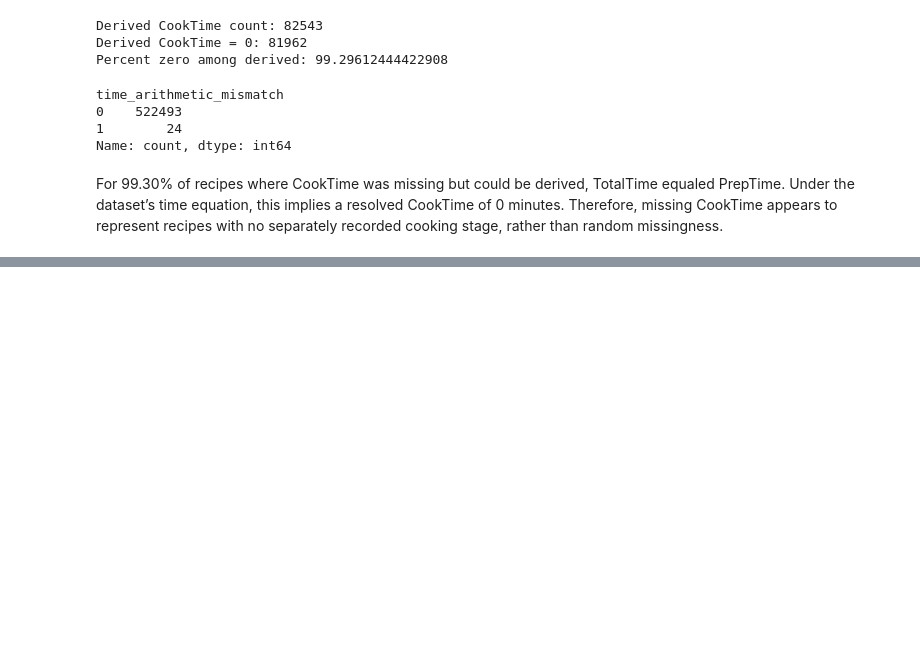
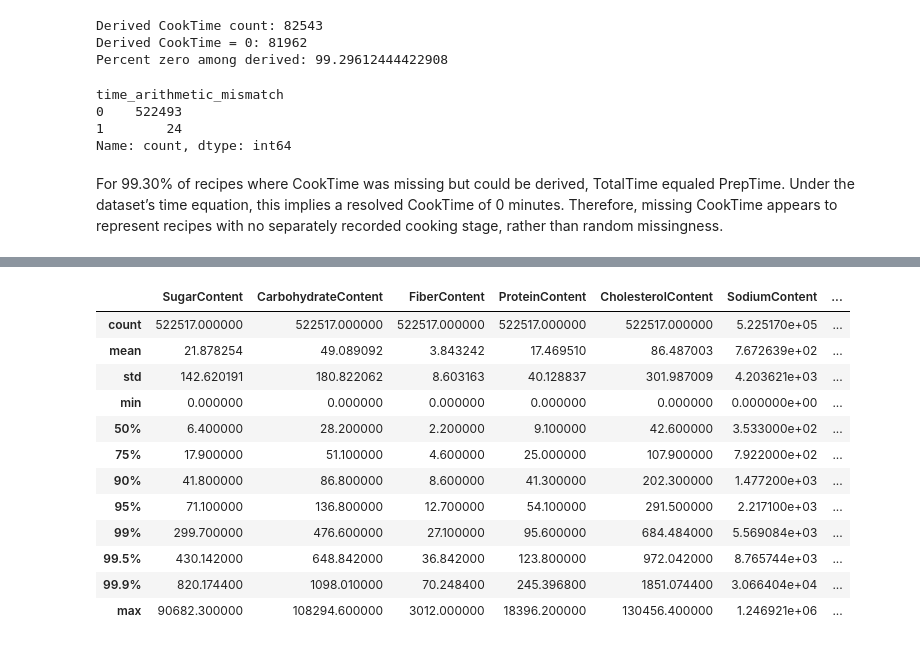
Before and after one commit to Brunix3004/recipe_recommendation_project, a Jupyter notebook: notebooks/02_week5_hypothesis_notebook.ipynb, the cells around one changed output, grey strips where cells are left out. Saved outputs shown, nothing was run; the diff lists cells and outputs as text; code cells hidden in the pictures; blank space fills up the shorter version.

Commit message:
update hypothesis notebook with lil percentile analyisis

```diff
--- a/notebooks/02_week5_hypothesis_notebook.ipynb
+++ b/notebooks/02_week5_hypothesis_notebook.ipynb
@@ -79,0 +138,31 @@ For 99.30% of recipes where CookTime was missing but could be derived, TotalTime
+# %%
+nutrition_cols = [
+    "SugarContent",
+    "CarbohydrateContent",
+    "FiberContent",
+    "ProteinContent",
+    "CholesterolContent",
+    "RecipeInstructions",
+    "SodiumContent",
+    "Calories",
+    "SaturatedFatContent",
+    "FatContent"
+]
+
+resolved[nutrition_cols].describe(
+    percentiles=[0.5, 0.75, 0.9, 0.95, 0.99, 0.995, 0.999]
+)
+# %% [output]
+|  | SugarContent | CarbohydrateContent | FiberContent | ProteinContent | CholesterolContent | SodiumContent | ... |
+| count | 522517.000000 | 522517.000000 | 522517.000000 | 522517.000000 | 522517.000000 | 5.225170e+05 | ... |
+| mean | 21.878254 | 49.089092 | 3.843242 | 17.469510 | 86.487003 | 7.672639e+02 | ... |
+| std | 142.620191 | 180.822062 | 8.603163 | 40.128837 | 301.987009 | 4.203621e+03 | ... |
+| min | 0.000000 | 0.000000 | 0.000000 | 0.000000 | 0.000000 | 0.000000e+00 | ... |
+| 50% | 6.400000 | 28.200000 | 2.200000 | 9.100000 | 42.600000 | 3.533000e+02 | ... |
+| 75% | 17.900000 | 51.100000 | 4.600000 | 25.000000 | 107.900000 | 7.922000e+02 | ... |
+| 90% | 41.800000 | 86.800000 | 8.600000 | 41.300000 | 202.300000 | 1.477200e+03 | ... |
+| 95% | 71.100000 | 136.800000 | 12.700000 | 54.100000 | 291.500000 | 2.217100e+03 | ... |
+| 99% | 299.700000 | 476.600000 | 27.100000 | 95.600000 | 684.484000 | 5.569084e+03 | ... |
+| 99.5% | 430.142000 | 648.842000 | 36.842000 | 123.800000 | 972.042000 | 8.765744e+03 | ... |
+| 99.9% | 820.174400 | 1098.010000 | 70.248400 | 245.396800 | 1851.074400 | 3.066404e+04 | ... |
+| max | 90682.300000 | 108294.600000 | 3012.000000 | 18396.200000 | 130456.400000 | 1.246921e+06 | ... |
```
Also changed, not shown: parts of 4 cells of this notebook.
